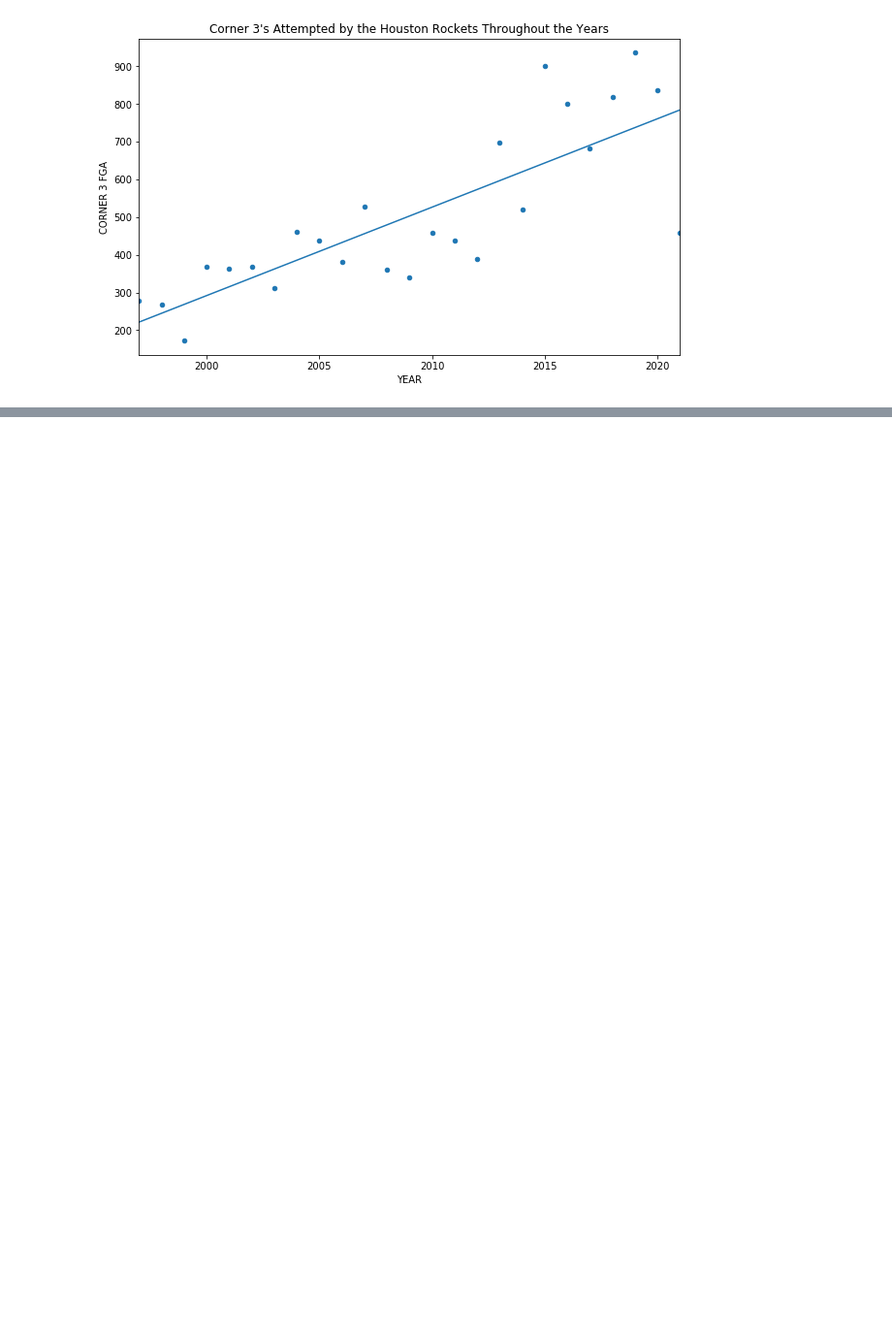
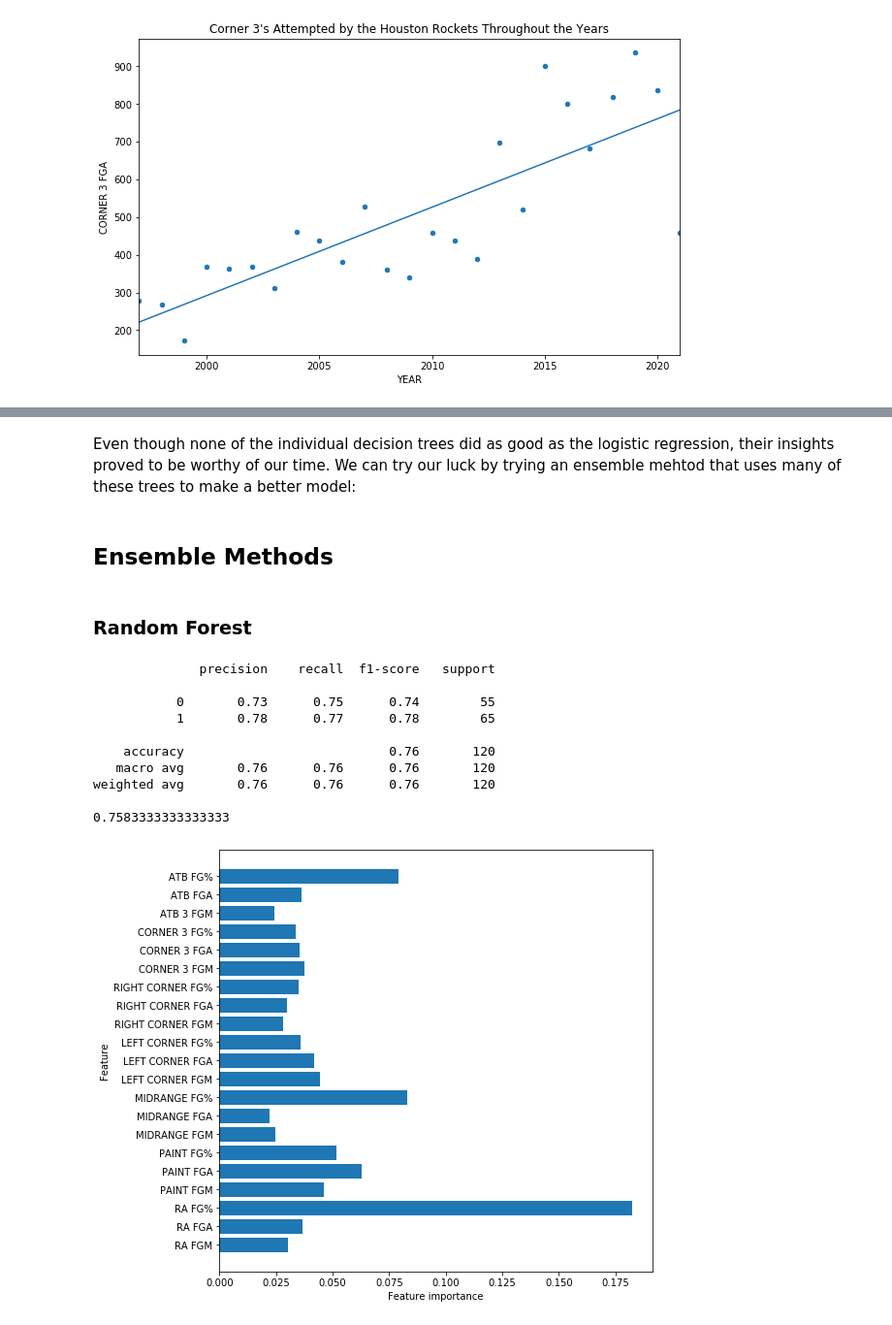
Before and after one commit to claudioperezro/NBA, a Jupyter notebook: project.ipynb, the cells around one changed output, grey strips where cells are left out. Shown at 97% size. Saved outputs shown, nothing was run; the diff lists cells and outputs as text; code cells hidden in the pictures; blank space fills up the shorter version.

```diff
--- a/project.ipynb
+++ b/project.ipynb
@@ -284,0 +930,31 @@ rockets_shooting['year'] = rockets_shooting.index
+# %% [markdown]
+Even though none of the individual decision trees did as good as the logistic regression, their insights proved to be worthy of our time. We can try our luck by trying an ensemble mehtod that uses many of these trees to make a better model:
+# %% [markdown]
+## Ensemble Methods
+# %% [markdown]
+### Random Forest
+# %%
+def forest_model(data, estimators, depth):
+    X_train_forest, X_test_forest, y_train_forest, y_test_forest = preprocessing(data,'PLAYOFFS')
+
+    forest = RandomForestClassifier(n_estimators=estimators, max_depth=depth)
+    forest.fit(X_train_forest, y_train_forest)
+    y_hat_test = forest.predict(X_test_forest)
+    print(classification_report(y_hat_test, y_test_forest))
+
+    print(forest.score(X_test_forest, y_test_forest))
+    plot_feature_importances(forest, X_train_forest)
+# %%
+forest_model(team_shooting, 100, 5)
+# %% [output]
+              precision    recall  f1-score   support
+
+           0       0.73      0.75      0.74        55
+           1       0.78      0.77      0.78        65
+
+    accuracy                           0.76       120
+   macro avg       0.76      0.76      0.76       120
+weighted avg       0.76      0.76      0.76       120
+
+0.7583333333333333
+[figure, added]
```
Also changed, not shown: parts of 96 cells of this notebook, 2 other files.
